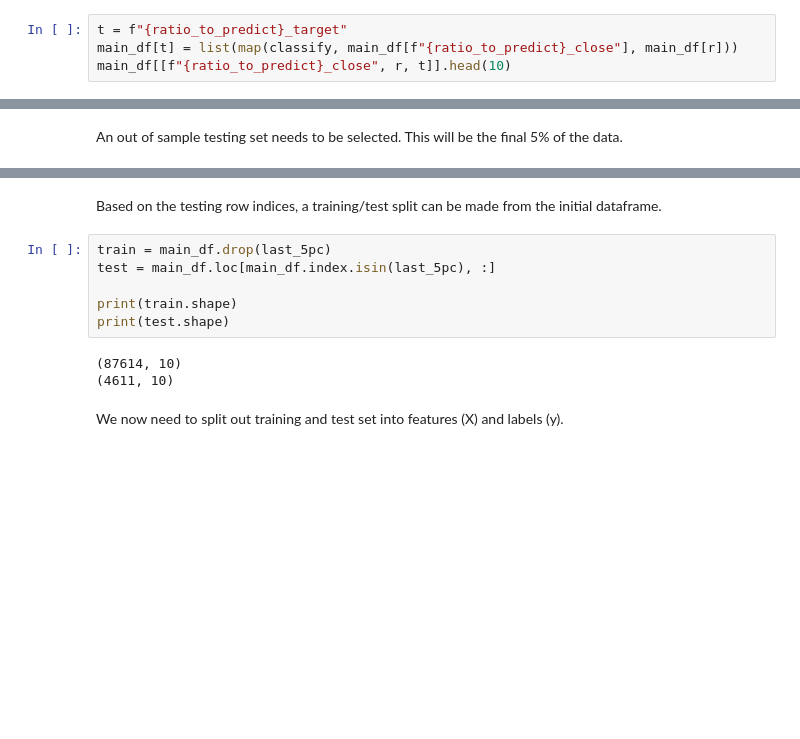
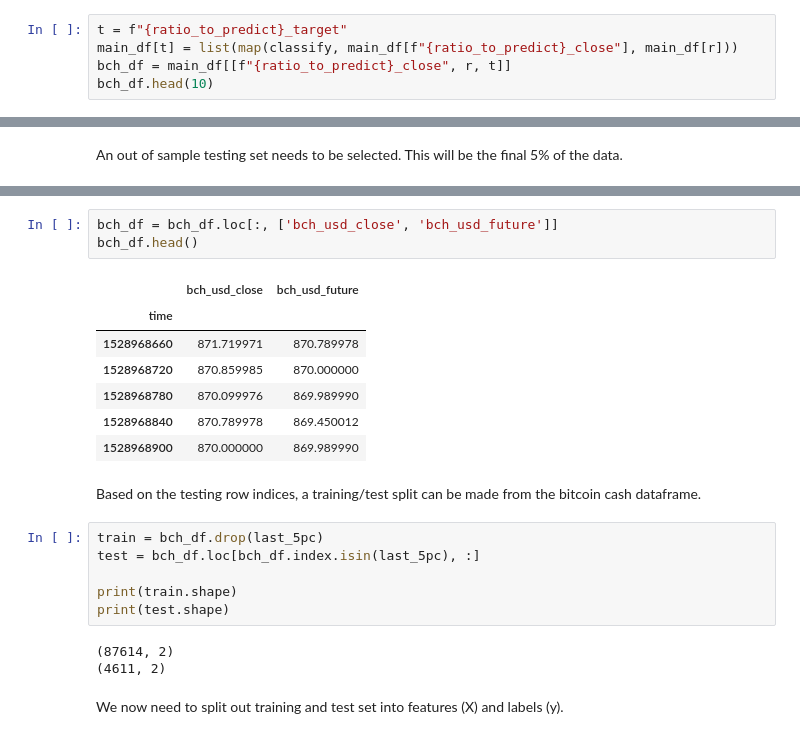
Before and after one commit to RajatRasal/Crypto_RNN, a Jupyter notebook: RNN_time_series.ipynb, the cells around one changed output, grey strips where cells are left out. Drawn from its saved outputs; the diff is of its cells as text; blank space fills up the shorter version.

```diff
--- a/RNN_time_series.ipynb
+++ b/RNN_time_series.ipynb
@@ -122,7 +136,8 @@ classify = lambda current, future : int(float(current) > float(future))
 # %%
 t = f"{ratio_to_predict}_target"
 main_df[t] = list(map(classify, main_df[f"{ratio_to_predict}_close"], main_df[r]))
-main_df[[f"{ratio_to_predict}_close", r, t]].head(10)
+bch_df = main_df[[f"{ratio_to_predict}_close", r, t]]
+bch_df.head(10)
 # %% [output]
 |  | bch_usd_close | bch_usd_future | bch_usd_target |
 | time |  |  |  |
@@ -149,17 +164,28 @@ print(datetime.fromtimestamp(times[0]), datetime.fromtimestamp(last_5pc[0]))
 # %% [output]
 True
 2018-06-14 10:31:00 2018-08-21 20:32:00
+# %%
+bch_df = bch_df.loc[:, ['bch_usd_close', 'bch_usd_future']]
+bch_df.head()
+# %% [output]
+|  | bch_usd_close | bch_usd_future |
+| time |  |  |
+| 1528968660 | 871.719971 | 870.789978 |
+| 1528968720 | 870.859985 | 870.000000 |
+| 1528968780 | 870.099976 | 869.989990 |
+| 1528968840 | 870.789978 | 869.450012 |
+| 1528968900 | 870.000000 | 869.989990 |
 # %% [markdown]
-Based on the testing row indices, a training/test split can be made from the initial dataframe.
+Based on the testing row indices, a training/test split can be made from the bitcoin cash dataframe.
 # %%
-train = main_df.drop(last_5pc)
-test = main_df.loc[main_df.index.isin(last_5pc), :]
+train = bch_df.drop(last_5pc)
+test = bch_df.loc[bch_df.index.isin(last_5pc), :]
 
 print(train.shape)
 print(test.shape)
 # %% [output]
-(87614, 10)
-(4611, 10)
+(87614, 2)
+(4611, 2)
 # %% [markdown]
 We now need to split out training and test set into features (X) and labels (y).
 # %%
```
Also changed, not shown: parts of 29 cells of this notebook, 1 other file.
